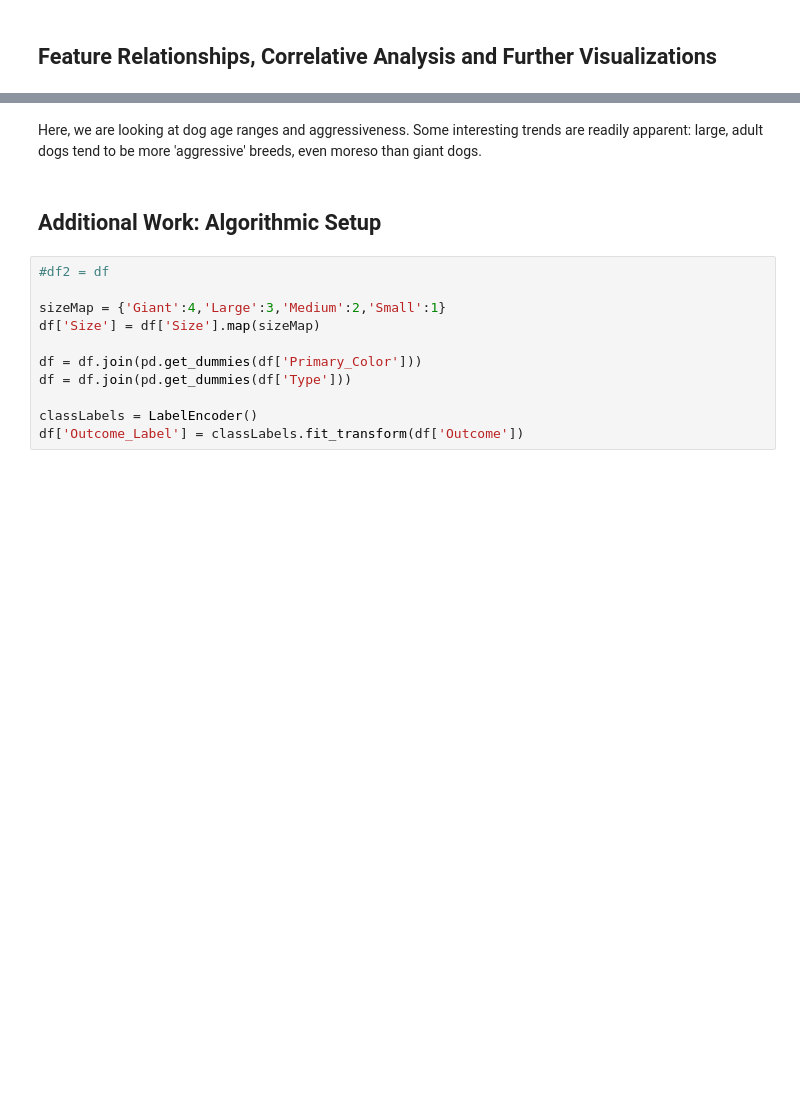
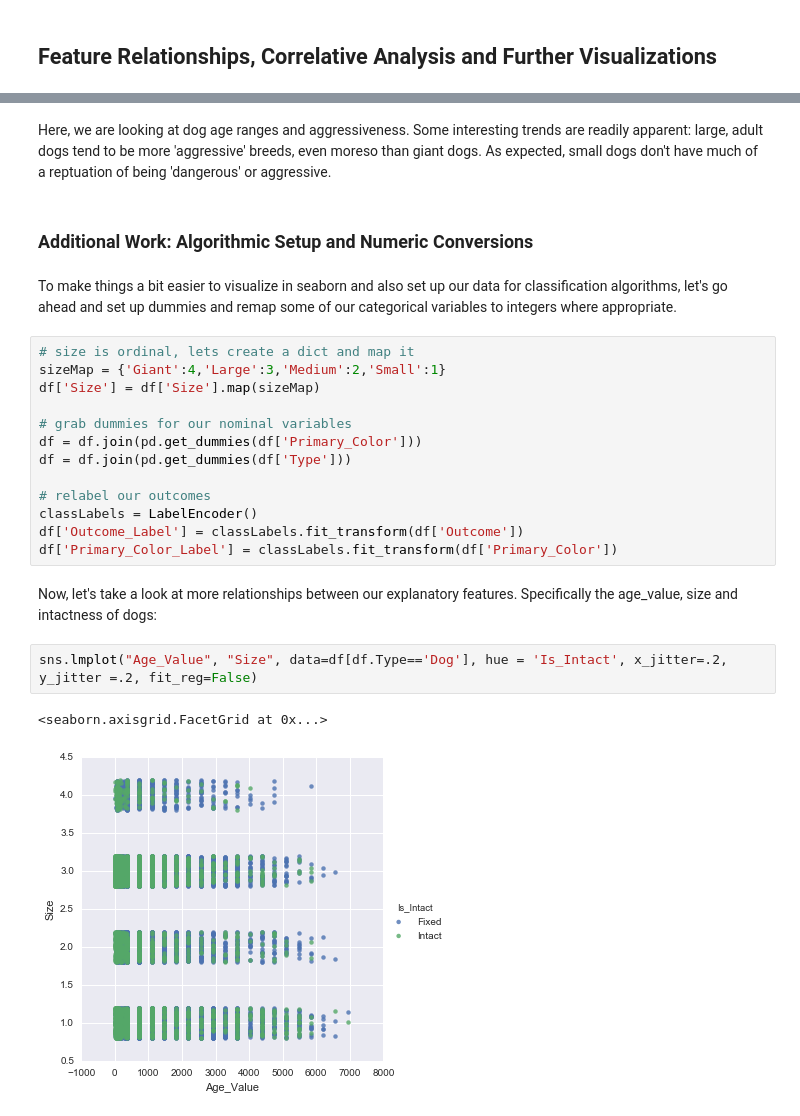
Before and after one commit to mg826/Data_Mining, a Jupyter notebook: Project1_Exploration_Visualization_Dreduce.ipynb, the cells around one changed output, grey strips where cells are left out. Saved outputs shown, nothing was run; the diff lists cells and outputs as text; blank space fills up the shorter version.

Commit message:
with data type updates, additional feature relationships, needs target relationships

```diff
--- a/Project1_Exploration_Visualization_Dreduce.ipynb
+++ b/Project1_Exploration_Visualization_Dreduce.ipynb
@@ -393,17 +442,28 @@ Small  young       98.848750   1.151250
 <matplotlib.legend.Legend at 0x...>
 [figure]
 # %% [markdown]
-Here, we are looking at dog age ranges and aggressiveness. Some interesting trends are readily apparent: large, adult dogs tend to be more 'aggressive' breeds, even moreso than giant dogs.
+Here, we are looking at dog age ranges and aggressiveness. Some interesting trends are readily apparent: large, adult dogs tend to be more 'aggressive' breeds, even moreso than giant dogs. As expected, small dogs don't have much of a reptuation of being 'dangerous' or aggressive.
 # %% [markdown]
-## Additional Work: Algorithmic Setup
+### Additional Work: Algorithmic Setup and Numeric Conversions
+# %% [markdown]
+To make things a bit easier to visualize in seaborn and also set up our data for classification algorithms, let's go ahead and set up dummies and remap some of our categorical variables to integers where appropriate.
 # %%
-#df2 = df
-
+# size is ordinal, lets create a dict and map it
 sizeMap = {'Giant':4,'Large':3,'Medium':2,'Small':1}
 df['Size'] = df['Size'].map(sizeMap)
 
+# grab dummies for our nominal variables
 df = df.join(pd.get_dummies(df['Primary_Color']))
 df = df.join(pd.get_dummies(df['Type']))
 
+# relabel our outcomes
 classLabels = LabelEncoder()
 df['Outcome_Label'] = classLabels.fit_transform(df['Outcome'])
+df['Primary_Color_Label'] = classLabels.fit_transform(df['Primary_Color'])
+# %% [markdown]
+Now, let's take a look at more relationships between our explanatory features. Specifically the age_value, size and intactness of dogs:
+# %%
+sns.lmplot("Age_Value", "Size", data=df[df.Type=='Dog'], hue = 'Is_Intact', x_jitter=.2, y_jitter =.2, fit_reg=False)
+# %% [output]
+<seaborn.axisgrid.FacetGrid at 0x...>
+[figure, added]
```
Also changed, not shown: parts of 22 cells of this notebook.
